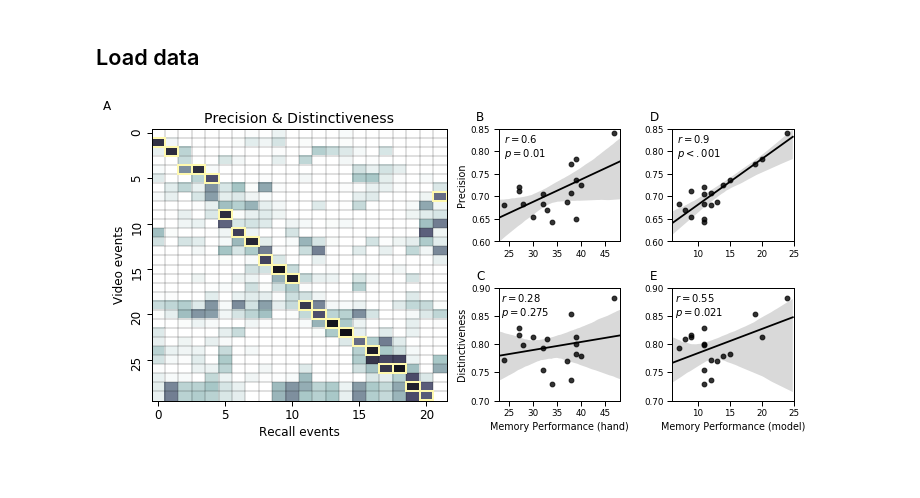
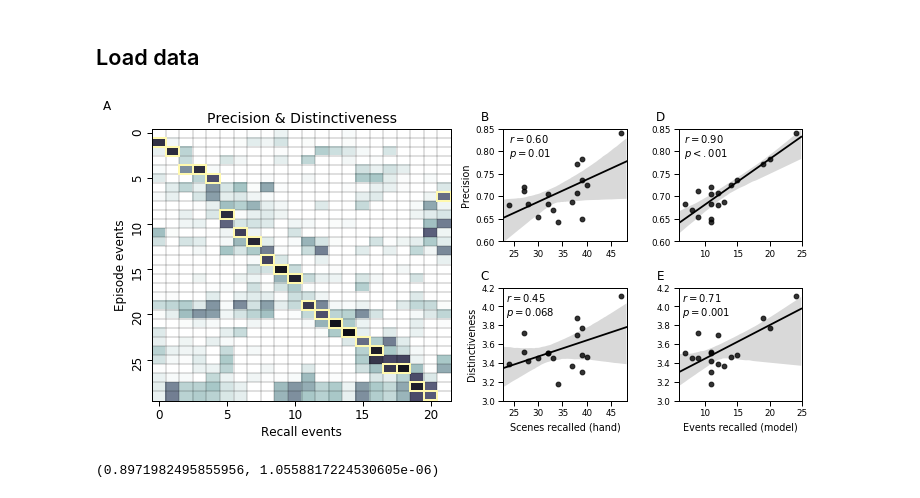
Before and after one commit to ContextLab/sherlock-topic-model-paper, a Jupyter notebook: code/notebooks/main/precision_distinctiveness_fig.ipynb, the cells around one changed output. Saved outputs shown, nothing was run; the diff lists cells and outputs as text; code cells hidden in the pictures.

Commit message:
updated with new distinctiveness func

```diff
--- a/code/notebooks/main/precision_distinctiveness_fig.ipynb
+++ b/code/notebooks/main/precision_distinctiveness_fig.ipynb
@@ -33,23 +33,17 @@ def corr_pearsonr(r_vals, metric2):
 def fmt_stat(stat):
     r, p = stat
     if p < .001:
-        return f"$r = {round(r, 2)}$\n$p < .001$"
+        return f"$r = {r:.2f}$\n$p < .001$"
     else:
-        return f"$r = {round(r, 2)}$\n$p = {round(p, 3)}$"
+        return f"$r = {r:.2f}$\n$p = {round(p, 3)}$"
-# %%
-def distinctiveness_func(video, recall, matches):
-    recall_cm = np.corrcoef(recall)
-    recall_precs = np.diag(1 - cdist(video[matches], recall, 'correlation'))
-    event_scores = []
-    for i, m in enumerate(np.unique(matches)):
-        matched_ix = np.where(matches == m)[0]
-        best_match = matched_ix[recall_precs[matched_ix].argmax()]
-        score = 1 - corr_mean(recall_cm[best_match][matches != m])
-        event_scores.append(score)
-    return corr_mean(event_scores)
 # %%
 def precision_func(video, recall):
     return corr_mean(np.max(1 - cdist(video, recall, 'correlation'), 0))
+# %%
+def distinctiveness_func(video, recall):
+    corrmat = 1 - cdist(video, recall, 'correlation')
+    z_corrs = zscore(corrmat, axis=0)
+    return z_corrs.max(axis=0).mean()
 # %% [markdown]
 ## Set plotting params
 # %%
@@ -76,13 +70,12 @@ e = fig.add_subplot(gs[1, 3])
 
 # format the data
 precision = [precision_func(video_events, r) for r in recall_events]
-distinctiveness = [distinctiveness_func(video_events, r, m)
-                   for r, m in zip(recall_events, event_mappings)]
+distinctiveness = [distinctiveness_func(video_events, r) for r in recall_events]
 n_recalled = np.array([np.unique(m).shape[0] for m in event_mappings])
 
 df = pd.DataFrame(np.array([HAND_REC, n_recalled, precision, distinctiveness]).T,
-                  columns=['Memory Performance (hand)',
-                           'Memory Performance (model)',
+                  columns=['Scenes recalled (hand)',
+                           'Events recalled (model)',
                            'Precision',
                            'Distinctiveness'])
 
@@ -97,7 +90,7 @@ sns.heatmap(p17_matchmat,
             cbar=False,
             ax=a)
 a.set_title('Precision & Distinctiveness', fontsize=14)
-a.set_ylabel('Video events', fontsize=12)
+a.set_ylabel('Episode events', fontsize=12)
 a.set_xlabel('Recall events', fontsize=12)
 a.tick_params('both', labelsize=12)
 
@@ -112,29 +105,29 @@ for i, bound in enumerate(bounds):
     rect = patches.Rectangle((i, bound),
                              1, 1,
                              linewidth=2,
-                             edgecolor='#FFF9AE',
+                             edgecolor=EDGECOLOR,
                              facecolor='none',
                              zorder=2,
                              alpha=1)
     a.add_patch(rect)
 
 # correlation plots
-sns.regplot(x='Memory Performance (hand)',
+sns.regplot(x='Scenes recalled (hand)',
             y='Precision',
             data=df,
             color='black',
             ax=b)
-sns.regplot(x='Memory Performance (hand)',
+sns.regplot(x='Scenes recalled (hand)',
             y='Distinctiveness',
             data=df,
             color='black',
             ax=c)
-sns.regplot(x='Memory Performance (model)',
+sns.regplot(x='Events recalled (model)',
             y='Precision',
             data=df,
             color='black',
             ax=d)
-sns.regplot(x='Memory Performance (model)',
+sns.regplot(x='Events recalled (model)',
             y='Distinctiveness',
             data=df,
             color='black',
@@ -155,42 +148,47 @@ b.set(ylim=(.6, .85),
       yticks=np.arange(.6, .9, .05),
       xlabel=None)
 
-c.set(ylim=(.7, .9),
+c.set(ylim=(3.0, 4.2),
       xticks=np.arange(25, 50, 5),
-      yticks=np.arange(.7, .9, .05))
+      yticks=np.arange(3.0, 4.4, .2))
 
 d.set(xlim=(6, 25),
       ylim=(.6, .85),
       xticks=np.arange(5, 30, 5),
       yticks=np.arange(.6, .9, .05),
       xlabel=None,
       ylabel=None)
 
 e.set(xlim=(6, 25),
-      ylim=(.7, .9),
+      ylim=(3.0, 4.2),
       xticks=np.arange(5, 30, 5),
-      yticks=np.arange(.7, .9, .05),
+      yticks=np.arange(3.0, 4.4, .2),
       ylabel=None)
 
 # add stats
-cols = [('Precision', 'Memory Performance (hand)'),
-        ('Distinctiveness', 'Memory Performance (hand)'),
-        ('Precision', 'Memory Performance (model)'),
-        ('Distinctiveness', 'Memory Performance (model)')]
+cols = [('Precision', 'Scenes recalled (hand)'),
+        ('Distinctiveness', 'Scenes recalled (hand)'),
+        ('Precision', 'Events recalled (model)'),
+        ('Distinctiveness', 'Events recalled (model)')]
 
 for ax, col in zip([b, c, d, e], cols):
-    stat = corr_pearsonr(df[col[0]], df[col[1]])
+    corr_func = corr_pearsonr if col[0] == 'Precision' else pearsonr
+    stat = corr_func(df[col[0]], df[col[1]])
     ax.text(.22, .75,
             fmt_stat(stat),
             horizontalalignment='center',
             multialignment='left',
             transform=ax.transAxes,
             fontsize=10)
 
 plt.subplots_adjust(wspace=.25, hspace=.25)
 plt.tight_layout()
 
 # plt.savefig(FIG_DIR.joinpath('precision_distinctiveness.pdf'))
 plt.show()
 # %% [output]
-[figure, old version]
+[figure, new version]
+# %%
+print(pearsonr(precision, distinctiveness))
+# %% [output]
+(0.8971982495855956, 1.0558817224530605e-06)
```
Also changed, not shown: parts of 1 cell of this notebook.
